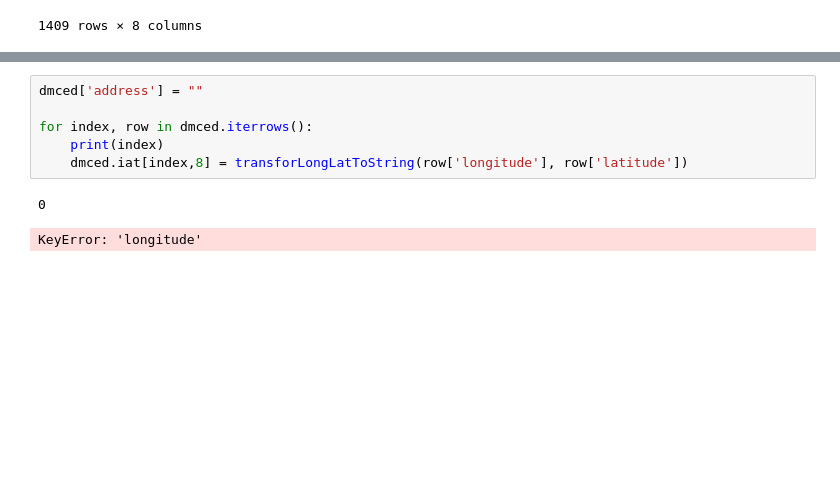
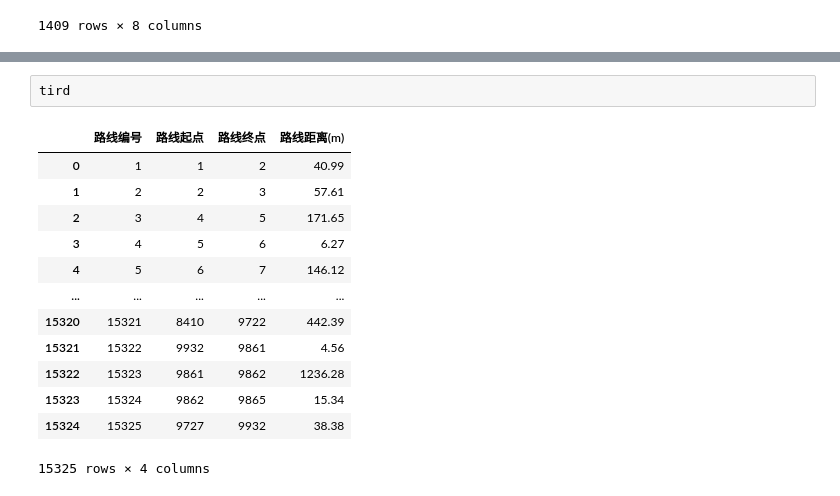
Before and after one commit to youareeverysingleday/HuaweiCupCompetition2022, a Jupyter notebook: FQuestion.ipynb, the cells around one changed output, grey strips where cells are left out. Cells and saved outputs as stored; diff of their text form; blank space fills up the shorter version.

```diff
--- a/FQuestion.ipynb
+++ b/FQuestion.ipynb
@@ -1351,9 +1334,16 @@ def transforLongLatToString(longitude, latitude):
-# %%
-dmced['address'] = ""
-
-for index, row in dmced.iterrows():
-    print(index)
-    dmced.iat[index,8] = transforLongLatToString(row['longitude'], row['latitude'])
-# %% [output]
-0
-KeyError: 'longitude'
+# %%
+tird
+# %% [output]
+|  | 路线编号 | 路线起点 | 路线终点 | 路线距离(m) |
+| 0 | 1 | 1 | 2 | 40.99 |
+| 1 | 2 | 2 | 3 | 57.61 |
+| 2 | 3 | 4 | 5 | 171.65 |
+| 3 | 4 | 5 | 6 | 6.27 |
+| 4 | 5 | 6 | 7 | 146.12 |
+| ... | ... | ... | ... | ... |
+| 15320 | 15321 | 8410 | 9722 | 442.39 |
+| 15321 | 15322 | 9932 | 9861 | 4.56 |
+| 15322 | 15323 | 9861 | 9862 | 1236.28 |
+| 15323 | 15324 | 9862 | 9865 | 15.34 |
+| 15324 | 15325 | 9727 | 9932 | 38.38 |
+15325 rows × 4 columns
```
Also changed, not shown: parts of 31 cells of this notebook, 36 other files.
